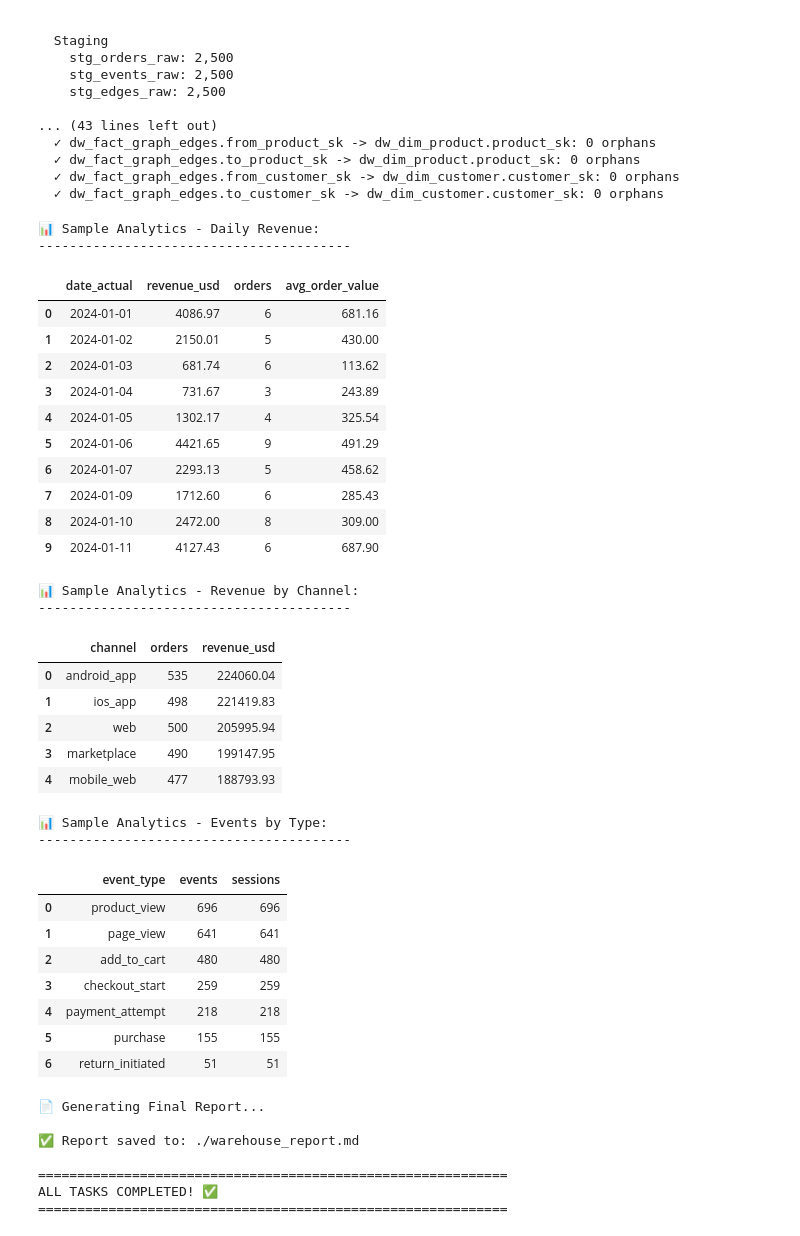
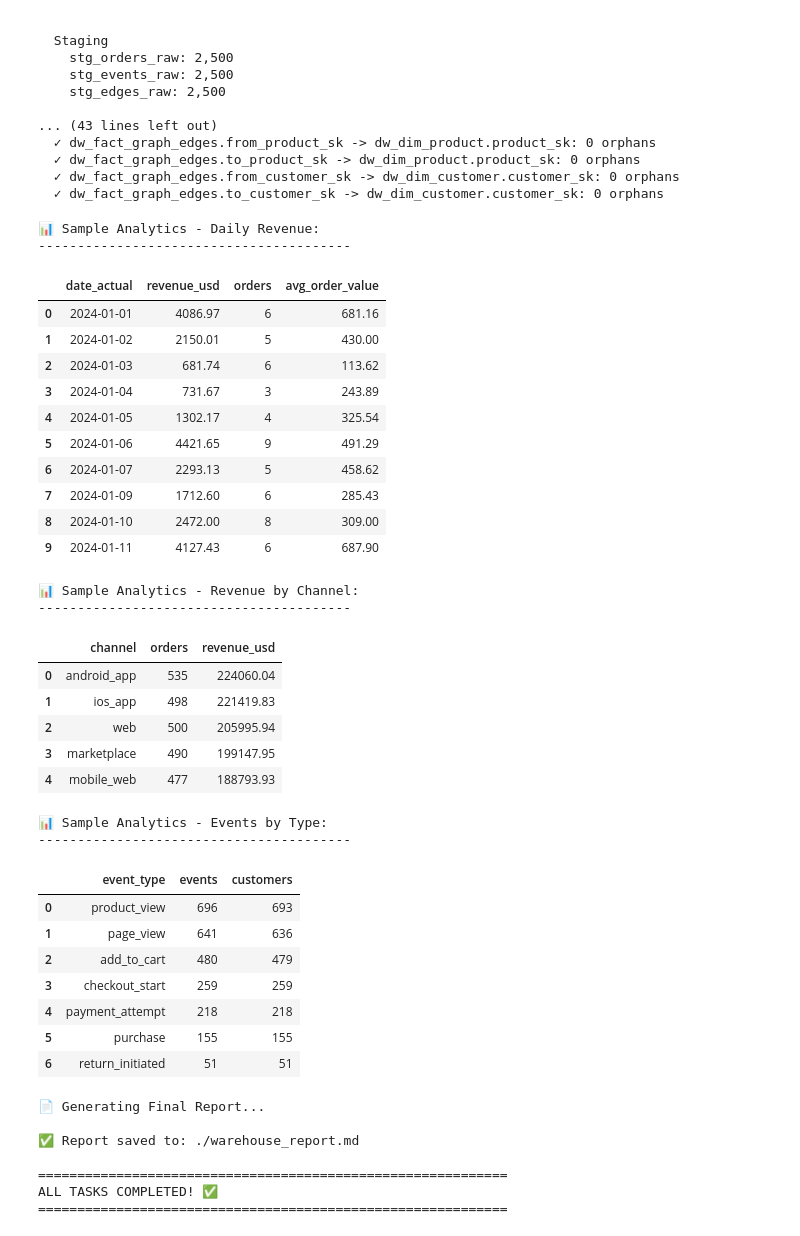
Before and after one commit to mlvectorquest/data-warehouse-on-aws, a Jupyter notebook: starter.ipynb, the cells around one changed output. Cells and saved outputs as stored; diff of their text form; code cells hidden in the pictures.

Commit message:
Fix event summary table: update session count to customer count and adjust values accordingly

```diff
--- a/starter.ipynb
+++ b/starter.ipynb
@@ -1955,41 +1955,41 @@ print("\n📊 Sample Analytics - Events by Type:")
 print("-" * 40)
 
 event_types = rs_exec("""
-    SELECT event_type, COUNT(*) AS events, COUNT(DISTINCT session_id) AS sessions
+    SELECT event_type, COUNT(*) AS events, COUNT(DISTINCT customer_sk) AS customers
     FROM public.dw_fact_events
     GROUP BY event_type
     ORDER BY events DESC;
 """, return_results=True)
 event_types_df = pd.DataFrame(event_types)
 display(event_types_df)
 # %% [output]
 📊 Sample Analytics - Daily Revenue:
 ----------------------------------------
 |  | date_actual | revenue_usd | orders | avg_order_value |
 | 0 | 2024-01-01 | 4086.97 | 6 | 681.16 |
 | 1 | 2024-01-02 | 2150.01 | 5 | 430.00 |
 | 2 | 2024-01-03 | 681.74 | 6 | 113.62 |
 | 3 | 2024-01-04 | 731.67 | 3 | 243.89 |
 | 4 | 2024-01-05 | 1302.17 | 4 | 325.54 |
 | 5 | 2024-01-06 | 4421.65 | 9 | 491.29 |
 | 6 | 2024-01-07 | 2293.13 | 5 | 458.62 |
 | 7 | 2024-01-09 | 1712.60 | 6 | 285.43 |
 | 8 | 2024-01-10 | 2472.00 | 8 | 309.00 |
 | 9 | 2024-01-11 | 4127.43 | 6 | 687.90 |
 📊 Sample Analytics - Revenue by Channel:
 ----------------------------------------
 |  | channel | orders | revenue_usd |
 | 0 | android_app | 535 | 224060.04 |
 | 1 | ios_app | 498 | 221419.83 |
 | 2 | web | 500 | 205995.94 |
 | 3 | marketplace | 490 | 199147.95 |
 | 4 | mobile_web | 477 | 188793.93 |
 📊 Sample Analytics - Events by Type:
 ----------------------------------------
-|  | event_type | events | sessions |
-| 0 | product_view | 696 | 696 |
-| 1 | page_view | 641 | 641 |
-| 2 | add_to_cart | 480 | 480 |
+|  | event_type | events | customers |
+| 0 | product_view | 696 | 693 |
+| 1 | page_view | 641 | 636 |
+| 2 | add_to_cart | 480 | 479 |
 | 3 | checkout_start | 259 | 259 |
 | 4 | payment_attempt | 218 | 218 |
 | 5 | purchase | 155 | 155 |
```
